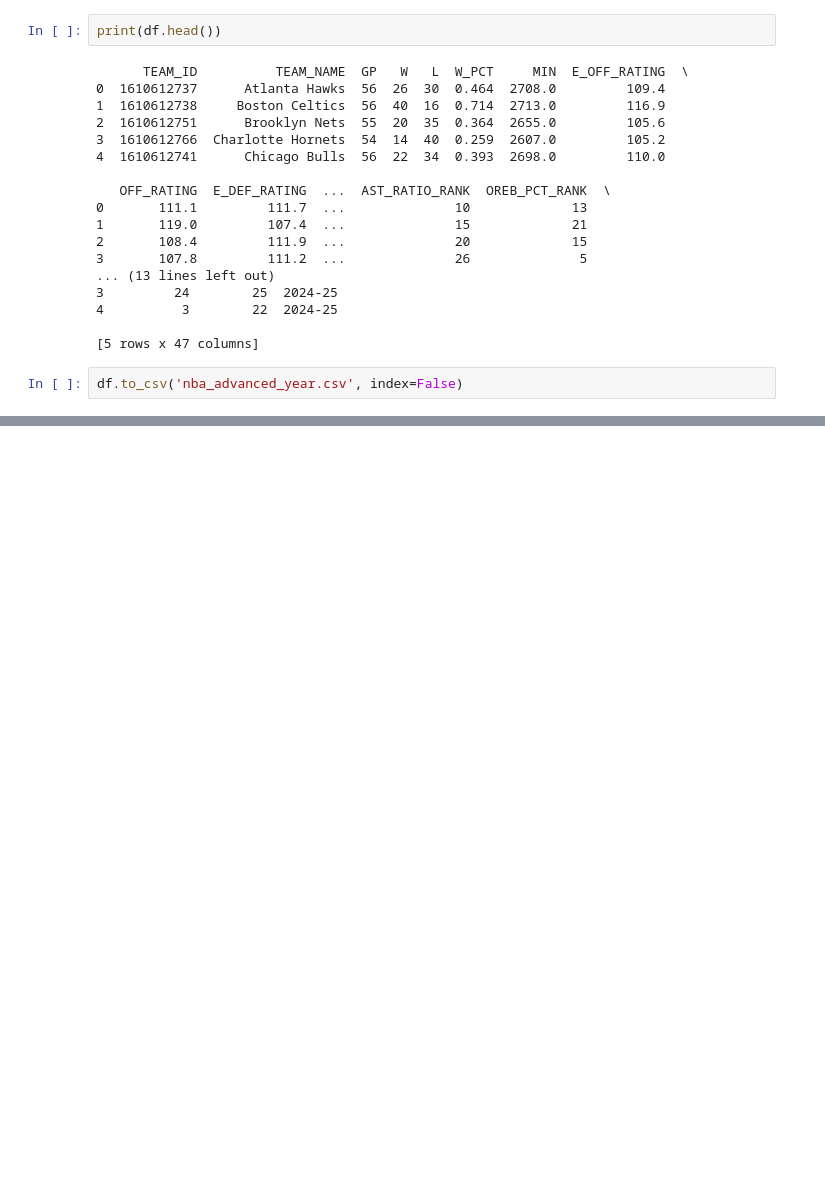
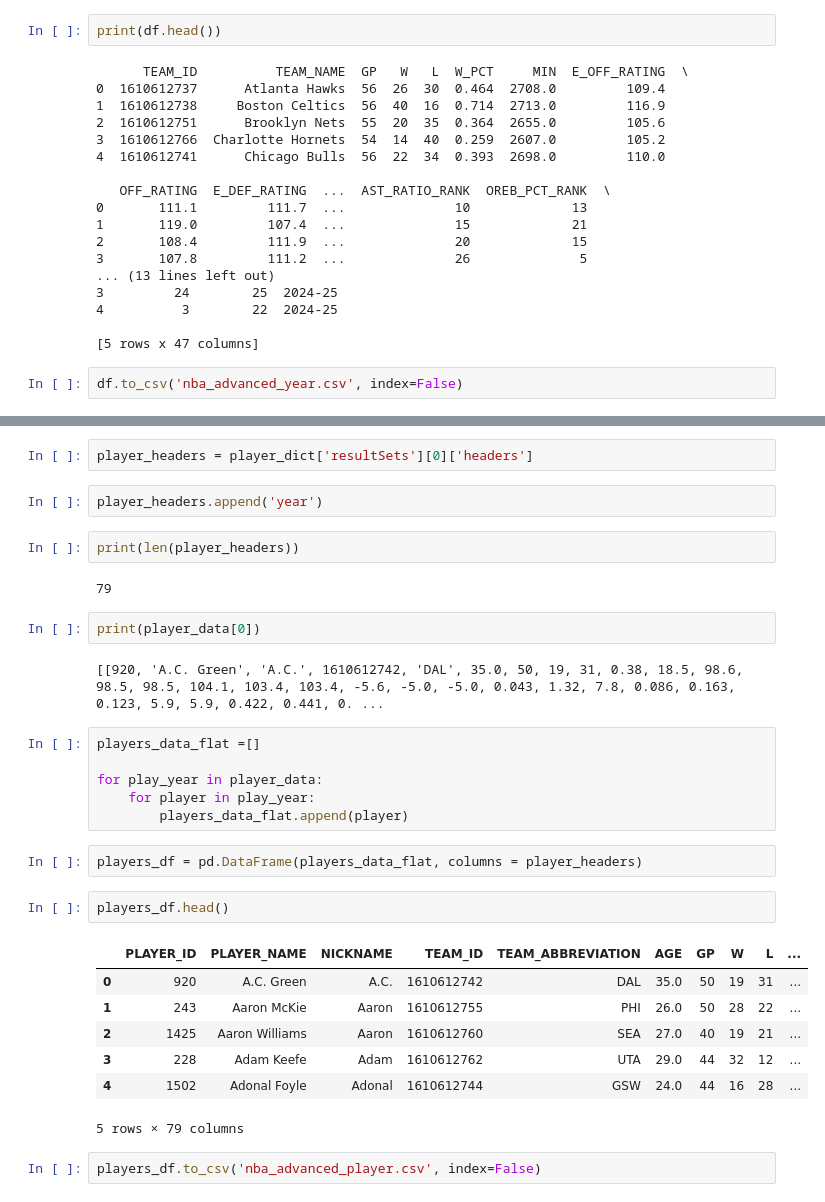
Before and after one commit to nharrisanalyst/nba_over_time, a Jupyter notebook: nab_over_time.ipynb, the cells around one changed output, grey strips where cells are left out. Saved outputs shown, nothing was run; the diff lists cells and outputs as text; blank space fills up the shorter version.

```diff
--- a/nab_over_time.ipynb
+++ b/nab_over_time.ipynb
@@ -208,0 +220,32 @@ df.to_csv('nba_advanced_year.csv', index=False)
+# %%
+player_headers = player_dict['resultSets'][0]['headers']
+# %%
+player_headers.append('year')
+# %%
+print(len(player_headers))
+# %% [output]
+79
+# %%
+print(player_data[0])
+# %% [output]
+[[920, 'A.C. Green', 'A.C.', 1610612742, 'DAL', 35.0, 50, 19, 31, 0.38, 18.5, 98.6, 98.5, 98.5, 104.1, 103.4, 103.4, -5.6, -5.0, -5.0, 0.043, 1.32, 7.8, 0.086, 0.163, 0.123, 5.9, 5.9, 0.422, 0.441, 0. ...
+# %%
+players_data_flat =[]
+
+for play_year in player_data:
+    for player in play_year:
+        players_data_flat.append(player)
+# %%
+players_df = pd.DataFrame(players_data_flat, columns = player_headers)
+# %%
+players_df.head()
+# %% [output]
+|  | PLAYER_ID | PLAYER_NAME | NICKNAME | TEAM_ID | TEAM_ABBREVIATION | AGE | GP | W | L | ... |
+| 0 | 920 | A.C. Green | A.C. | 1610612742 | DAL | 35.0 | 50 | 19 | 31 | ... |
+| 1 | 243 | Aaron McKie | Aaron | 1610612755 | PHI | 26.0 | 50 | 28 | 22 | ... |
+| 2 | 1425 | Aaron Williams | Aaron | 1610612760 | SEA | 27.0 | 40 | 19 | 21 | ... |
+| 3 | 228 | Adam Keefe | Adam | 1610612762 | UTA | 29.0 | 44 | 32 | 12 | ... |
+| 4 | 1502 | Adonal Foyle | Adonal | 1610612744 | GSW | 24.0 | 44 | 16 | 28 | ... |
+5 rows × 79 columns
+# %%
+players_df.to_csv('nba_advanced_player.csv', index=False)
```
Also changed, not shown: parts of 13 cells of this notebook, 7 other files.
